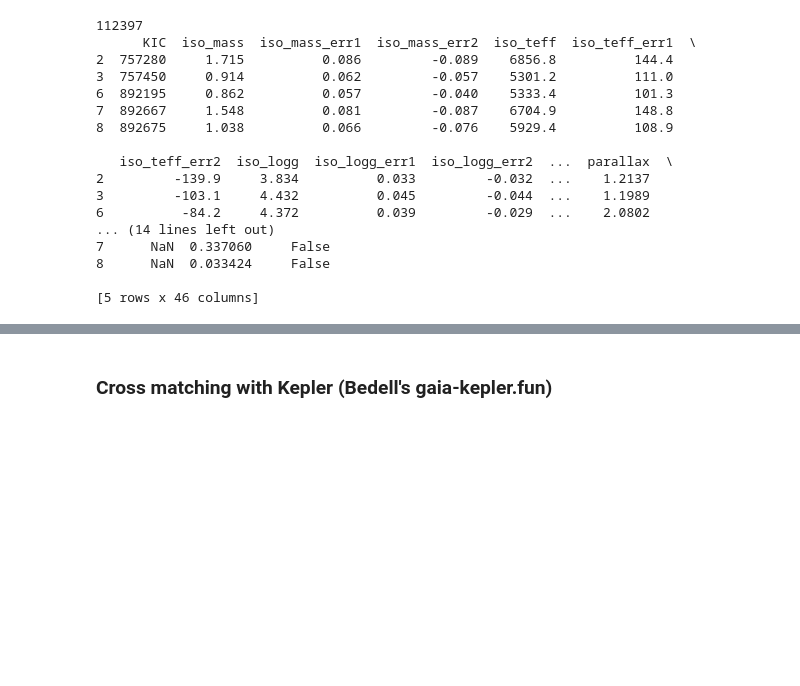
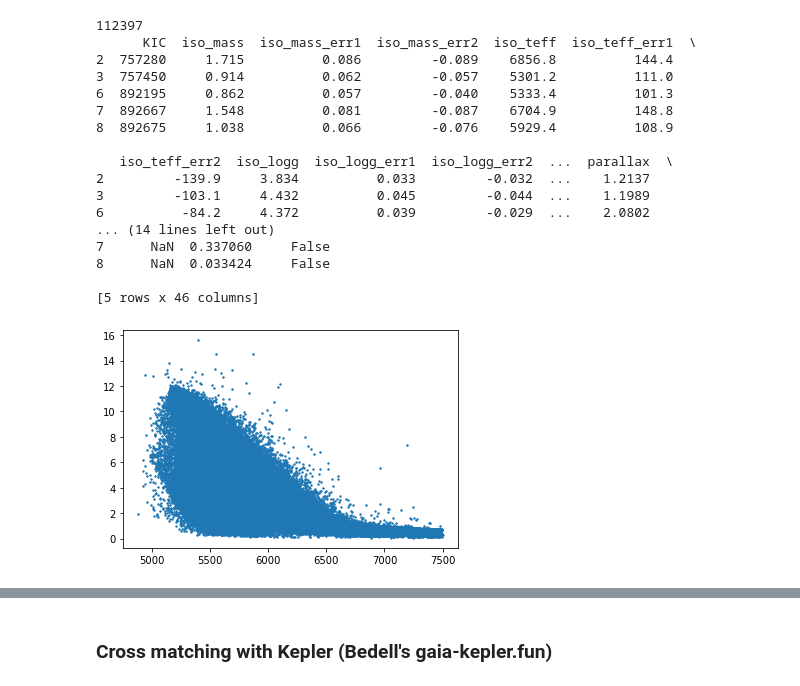
Before and after one commit to exoclam/sculpting, a Jupyter notebook: isolate_with_bedell.ipynb, the cells around one changed output, grey strips where cells are left out. Cells and saved outputs as stored; diff of their text form; code cells hidden in the pictures; blank space fills up the shorter version.

```diff
--- a/isolate_with_bedell.ipynb
+++ b/isolate_with_bedell.ipynb
@@ -9,7 +9,7 @@ from astropy.io import fits
 from astropy.table import Table
 import matplotlib.pyplot as plt
 %matplotlib inline
-path = '/Users/chris/Desktop/sculpting/berger_gaia_kepler/'
+path = '/Users/chrislam/Desktop/sculpting/berger_gaia_kepler/'
 # all data downloaded from Berger et al 2020's ancillary tables: https://arxiv.org/src/2001.07737v3/anc
 # the paper we're comparing against: https://arxiv.org/pdf/2005.14671.pdf
 # command line edit to get rid of double backslashes at end of each row: sed -e "s/\\\//g" GKSPCPapTable2_Final.txt > GKSPCPapTable2_cleaned.txt
@@ -130,3 +130,8 @@ print(catalog.head())
 8      NaN  0.033424     False
 
 [5 rows x 46 columns]
+# %%
+plt.scatter(catalog.iso_teff, np.abs(catalog.iso_age_err1)+np.abs(catalog.iso_age_err2), s=2)
+plt.show()
+# %% [output]
+[figure, added]
```
Also changed, not shown: parts of 17 cells of this notebook.
